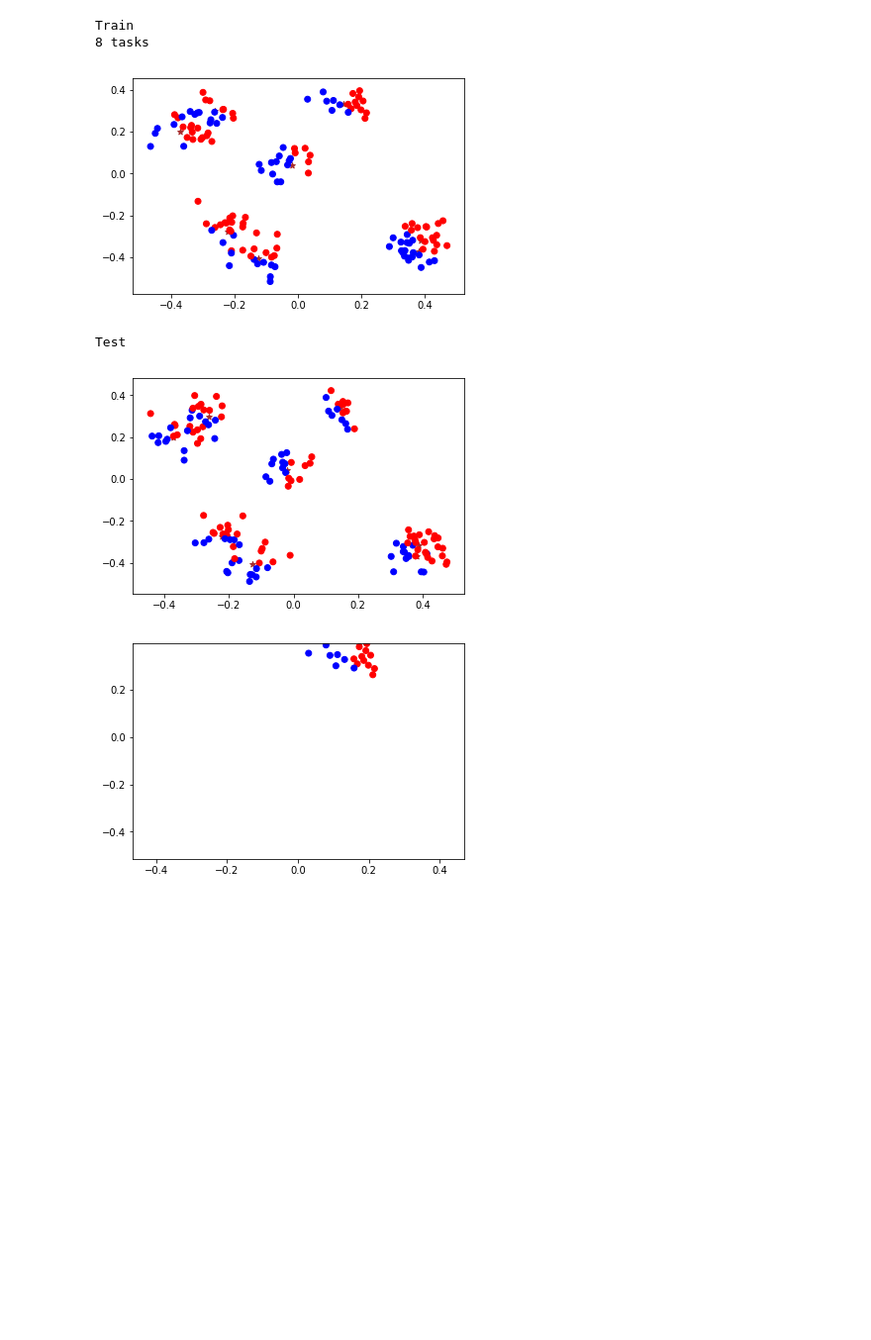
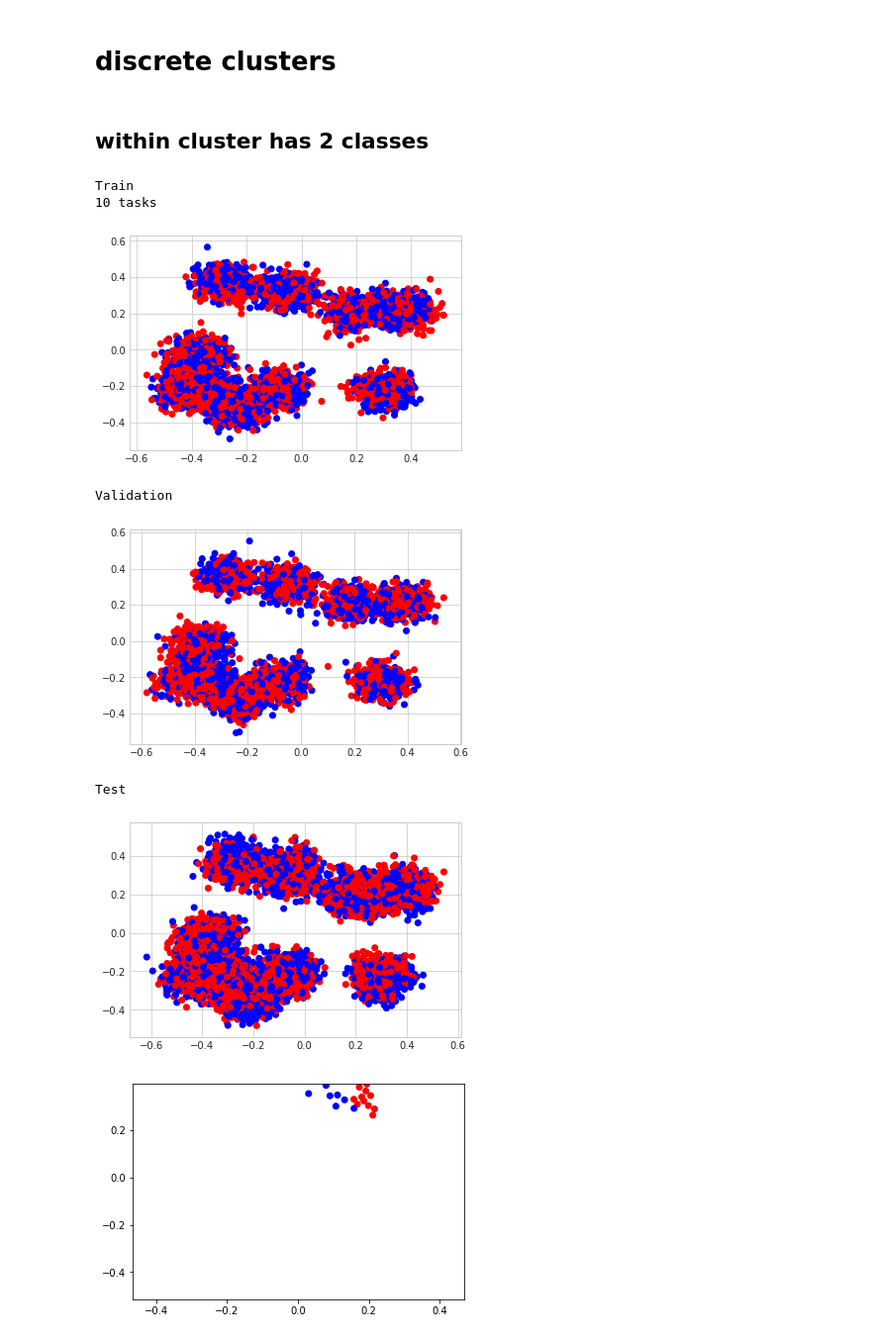
Before and after one commit to nathanwang000/credible_learning, a Jupyter notebook: heterogeneous groups.ipynb, the cells around one changed output. Shown: that part at 99% size. Saved outputs shown, nothing was run; the diff lists cells and outputs as text; code cells hidden in the pictures; blank space fills up the shorter version.

```diff
--- a/heterogeneous groups.ipynb
+++ b/heterogeneous groups.ipynb
@@ -21,8 +23,13 @@ from lib.parallel_run import map_parallel
+# %% [markdown]
+# discrete clusters
+# %% [markdown]
+## within cluster has 2 classes
 # %%
 # island of lines
 # randomly generate centers, then generate gaussian around that center,
 
-def build_islands(dim=2, n_island=None, n_per_island=None, scale=0.05):
+def build_islands(dim=2, n_island=None, n_per_island=None, scale=0.05, noise=0):
+    assert noise >= 0 and noise <= 1, "noise is a probability of flipping signs"
     if n_island is None:
         n_island = np.random.randint(2,20)
     print(n_island, 'tasks')
@@ -39,10 +46,14 @@ def build_islands(dim=2, n_island=None, n_per_island=None, scale=0.05):
         plt.scatter([center[0]], [center[1]], marker='*', color='brown')
         X.append(x)
         # generate classifier that passes through the center
-        theta = np.random.rand(dim)
+        theta = np.random.rand(dim) - 0.5
+        theta = theta / np.sqrt((theta**2).sum()) # normalize
         b = - theta.dot(center)
-        Theta.append([dim, center, scale, n_per_island, theta, b])
+        Theta.append([dim, center, scale, noise, n_per_island, theta, b])
+
         y = (x.dot(theta) + b >= 0) * 2 -1
+        flip_signs = np.random.choice([-1,1], size=y.shape, p=[noise, 1-noise])
+        y = y * flip_signs
 
         Y.append(y)
     return np.vstack(X), np.hstack(Y), Theta
@@ -51,48 +62,62 @@ def build_test_islands(Theta, enlarge=1):
     X = []
     Y = []
     test_theta = []
-    for dim, center, scale, n_per_island, theta, b in Theta:
-        x = np.random.randn(n_per_island * enlarge, dim) * scale + center
+    for dim, center, scale, noise, n_per_island, theta, b in Theta:
+        n_per_island = n_per_island * enlarge
+        x = np.random.randn(n_per_island, dim) * scale + center
         plt.scatter([center[0]], [center[1]], marker='*', color='brown')
         X.append(x)
+
         y = (x.dot(theta) + b >= 0) * 2 -1
+        flip_signs = np.random.choice([0,1], size=y.shape, p=[noise, 1-noise])
+        y = y * flip_signs
+
         Y.append(y)
         local_theta = []
-        for _ in range(n_per_island * enlarge):
+        for _ in range(n_per_island):
             local_theta.append(list(theta) + [b])
         test_theta.append(np.array(local_theta))
     return np.vstack(X), np.hstack(Y), np.vstack(test_theta)
 
 def recover_subtasks(X, Y, Theta):
     '''Theta comes from build training data'''
     tasks = []
     i = 0
     for _, _, _, n_per_island, _, _ in Theta:
         x = X[i: i+n_per_island]
         y = Y[i: i+n_per_island]
         i = i + n_per_island
         tasks.append((x, y))
     return tasks
 
 def plotData(X, y):
     plt.scatter(X[:,0], X[:,1], c=list(map(lambda x: 'b' if x==-1 else 'r', y)))
     plt.show()
 
-ndim = 2
+ndim = 50
+noise = 0.05
+n_per_island = 500 #None
+n_island = 10 #None
 print('Train')
-X, Y, Theta = build_islands(ndim)
+X, Y, theta = build_islands(ndim, noise=noise, n_per_island=n_per_island, n_island=n_island)
 n_islands = len(Theta)
 plotData(X, Y)
 
+print('Validation')
+Xval, Yval, val_theta = build_test_islands(theta, 1)
+plotData(Xval, Yval)
+
 print('Test')
-Xtest, Ytest, test_theta = build_test_islands(Theta, 1)
+Xtest, Ytest, test_theta = build_test_islands(theta, 2)
 plotData(Xtest, Ytest)
 # %% [output]
 Train
-8 tasks
+10 tasks
-[figure, old version]
+[figure, new version]
-Test
+Validation
-[figure, old version]
+[figure, new version]
+Test
+[figure, added]
 # %%
 xmin, xmax, ymin, ymax = X[:,0].min(), X[:,0].max(), X[:,1].min(), X[:,1].max()
 for x, y in recover_subtasks(X, Y, Theta):
```
Also changed, not shown: parts of 26 cells of this notebook, 6 other files.
